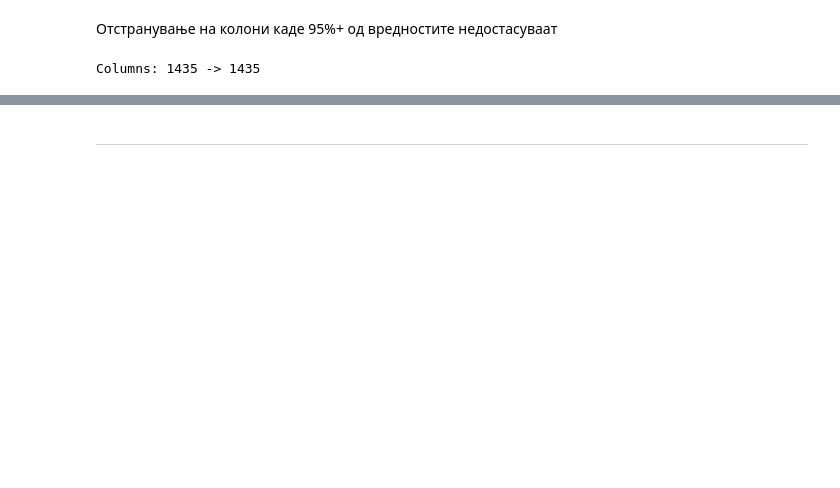
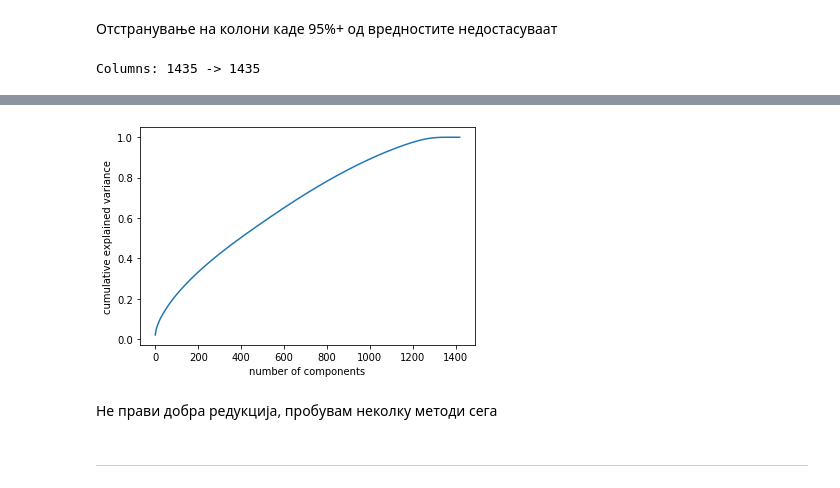
Before and after one commit to filipovskid/yelp-dataset-eda, a Jupyter notebook: yelp_analysis.ipynb, the cells around one changed output, grey strips where cells are left out. Saved outputs shown, nothing was run; the diff lists cells and outputs as text; code cells hidden in the pictures; blank space fills up the shorter version.

```diff
--- a/yelp_analysis.ipynb
+++ b/yelp_analysis.ipynb
@@ -477,0 +544,4 @@ theils_u_coef = pairwise_apply(business_cat.drop('postal_code', axis=1), f=theil
+# %%
+# Load fit model
+
+cblof = pickle.loads(open('./long_running/pyod_cblof_model_v2.pickle', 'rb').read())
@@ -478,2 +649,16 @@ theils_u_coef = pairwise_apply(business_cat.drop('postal_code', axis=1), f=theil
+# %%
+# Trained on Colab
+# pca = PCA()
+# pca.fit(business_norm)
+
+pca = pickle.loads(open('./long_running/pca_model_business_norm.pickle', 'rb').read())
+# %%
+plt.plot(np.cumsum(pca.explained_variance_ratio_))
+plt.xlabel('number of components')
+plt.ylabel('cumulative explained variance');
+# %% [output]
+[figure, added]
+# %% [markdown]
+Не прави добра редукција, пробувам неколку методи сега
 # %% [markdown]
 <hr>
```
Also changed, not shown: parts of 103 cells of this notebook, 8 other files.
